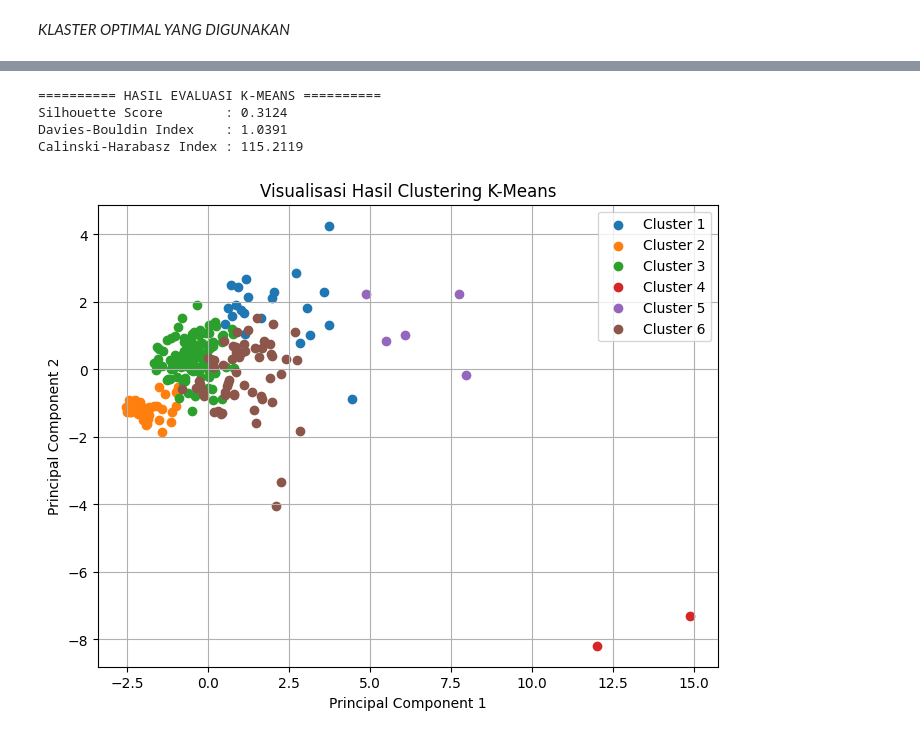
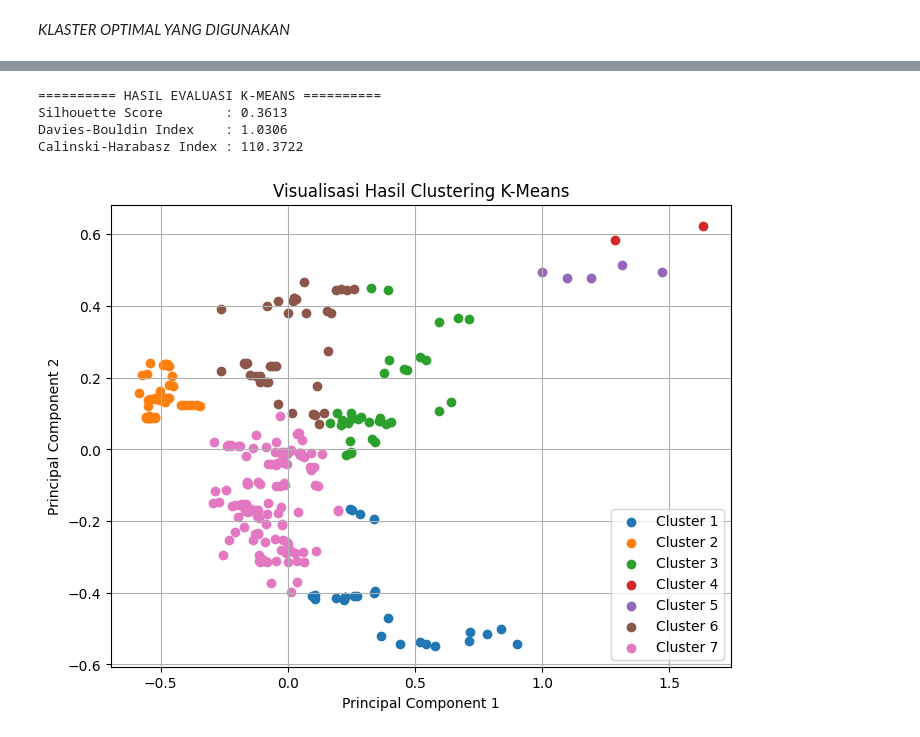
Before and after one commit to cecilskripsian/skripsi-cecil-cluster-code, a Jupyter notebook: data_skripsi/data_normalisasi_MinMax.ipynb, the cells around one changed output, grey strips where cells are left out. Drawn from its saved outputs; the diff is of its cells as text; code cells hidden in the pictures.

```diff
--- a/data_skripsi/data_normalisasi_MinMax.ipynb
+++ b/data_skripsi/data_normalisasi_MinMax.ipynb
@@ -146,11 +146,11 @@ for k in range(2, 11):
         random_state=42
     )
 
-    cluster = kmeans.fit_predict(df_zscore_kmeans[kolom_numerik])
+    cluster = kmeans.fit_predict(df_minmax_kmeans[kolom_numerik])
 
-    silhouette = silhouette_score(df_zscore_kmeans[kolom_numerik], cluster)
-    dbi = davies_bouldin_score(df_zscore_kmeans[kolom_numerik], cluster)
-    chi = calinski_harabasz_score(df_zscore_kmeans[kolom_numerik], cluster)
+    silhouette = silhouette_score(df_minmax_kmeans[kolom_numerik], cluster)
+    dbi = davies_bouldin_score(df_minmax_kmeans[kolom_numerik], cluster)
+    chi = calinski_harabasz_score(df_minmax_kmeans[kolom_numerik], cluster)
 
     hasil_evaluasi.append({
         'Jumlah Cluster (K)': k,
@@ -201,7 +201,7 @@ print("3. K Optimal berdasarkan Calinski-Harabasz Index:", k_optimal)
 # %% [markdown]
 _KLASTER OPTIMAL YANG DIGUNAKAN_
 # %%
-k = 6
+k = 7
 # %%
 #===============================================================================
 # 2. PROSES K-MEANS CLUSTERING
@@ -219,7 +219,7 @@ kmeans = KMeans(
 # --------------------------
 # 2.2. FIT MODEL K-MEANS
 # --------------------------
-kmeans.fit(df_zscore_kmeans[kolom_numerik])
+kmeans.fit(df_minmax_kmeans[kolom_numerik])
 
 
 #--------------------------
@@ -249,9 +250,9 @@ display(centroid)
 # ---------------------------
 
 print("========== LABEL CLUSTER ==========")
-df_zscore['cluster_kmeans'] = kmeans.fit_predict(df_zscore[kolom_numerik])
-df_zscore["cluster_kmeans"] = kmeans.labels_ + 1
-df_zscore
+df_minmax_kmeans['cluster_kmeans'] = kmeans.fit_predict(df_minmax_kmeans[kolom_numerik])
+df_minmax_kmeans["cluster_kmeans"] = kmeans.labels_ + 1
+df_minmax_kmeans
 # %% [output]
 ========== LABEL CLUSTER ==========
 |  | kode_provinsi | nama_provinsi | kode_kabupaten_kota | nama_kabupaten_kota | tahun | pelayanan_non_rawat_inap | ... |
@@ -298,18 +321,18 @@ display(df_hasil)
 #===============================================================================
 
 silhouette = silhouette_score(
-    df_zscore[kolom_numerik],
-    df_zscore['cluster_kmeans']
+    df_minmax_kmeans[kolom_numerik],
+    df_minmax_kmeans['cluster_kmeans']
 )
 
 dbi = davies_bouldin_score(
-    df_zscore[kolom_numerik],
-    df_zscore['cluster_kmeans']
+    df_minmax_kmeans[kolom_numerik],
+    df_minmax_kmeans['cluster_kmeans']
 )
 
 chi = calinski_harabasz_score(
-    df_zscore[kolom_numerik],
-    df_zscore['cluster_kmeans']
+    df_minmax_kmeans[kolom_numerik],
+    df_minmax_kmeans['cluster_kmeans']
 )
 
 print("========== HASIL EVALUASI K-MEANS ==========")
@@ -318,34 +341,34 @@ print(f"Davies-Bouldin Index    : {dbi:.4f}")
 print(f"Calinski-Harabasz Index : {chi:.4f}")
 # %% [output]
 ========== HASIL EVALUASI K-MEANS ==========
-Silhouette Score        : 0.3124
-Davies-Bouldin Index    : 1.0391
-Calinski-Harabasz Index : 115.2119
+Silhouette Score        : 0.3613
+Davies-Bouldin Index    : 1.0306
+Calinski-Harabasz Index : 110.3722
 # %%
 from sklearn.decomposition import PCA
 import matplotlib.pyplot as plt
 
 pca = PCA(n_components=2)
-pca_result = pca.fit_transform(df_zscore[kolom_numerik])
+pca_result = pca.fit_transform(df_minmax_kmeans[kolom_numerik])
 
 df_pca = pd.DataFrame(pca_result, columns=["PC1", "PC2"])
 df_pca["Cluster"] = kmeans.labels_ + 1
 
 plt.figure(figsize=(8,6))
 
 for cluster in sorted(df_pca["Cluster"].unique()):
     subset = df_pca[df_pca["Cluster"] == cluster]
     plt.scatter(
         subset["PC1"],
         subset["PC2"],
         label=f"Cluster {cluster}"
     )
 
 plt.title("Visualisasi Hasil Clustering K-Means")
 plt.xlabel("Principal Component 1")
 plt.ylabel("Principal Component 2")
 plt.legend()
 plt.grid(True)
 plt.show()
 # %% [output]
-[figure, old version]
+[figure, new version]
```
Also changed, not shown: parts of 13 cells of this notebook, 7 other files.
